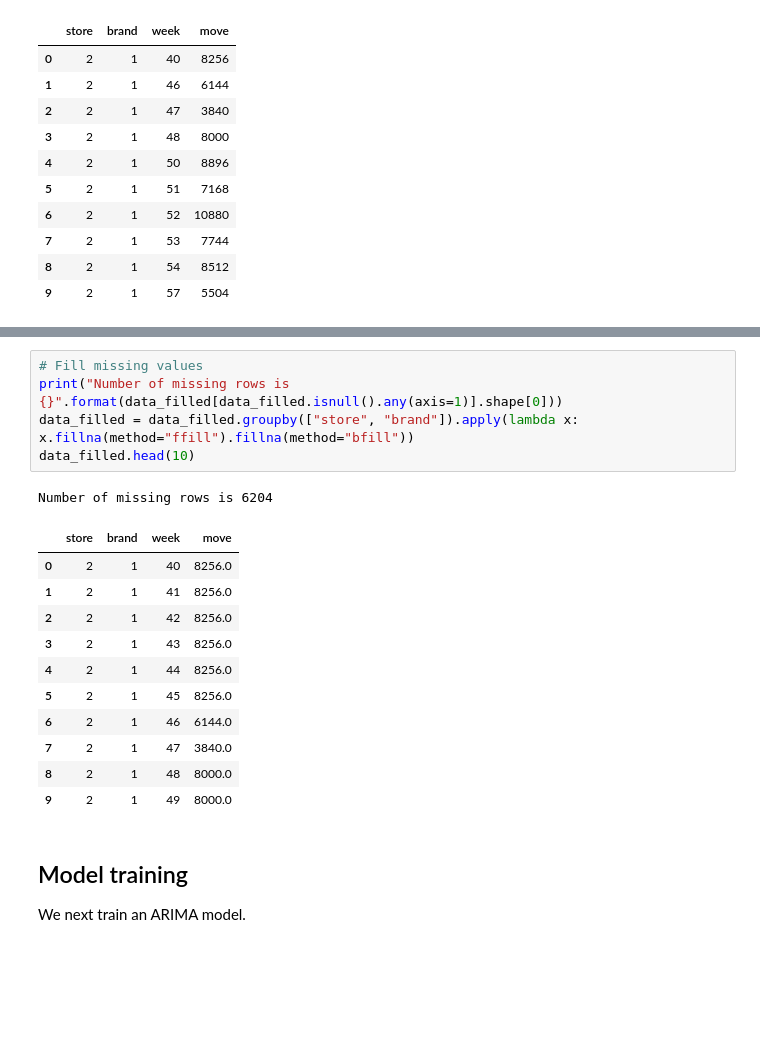
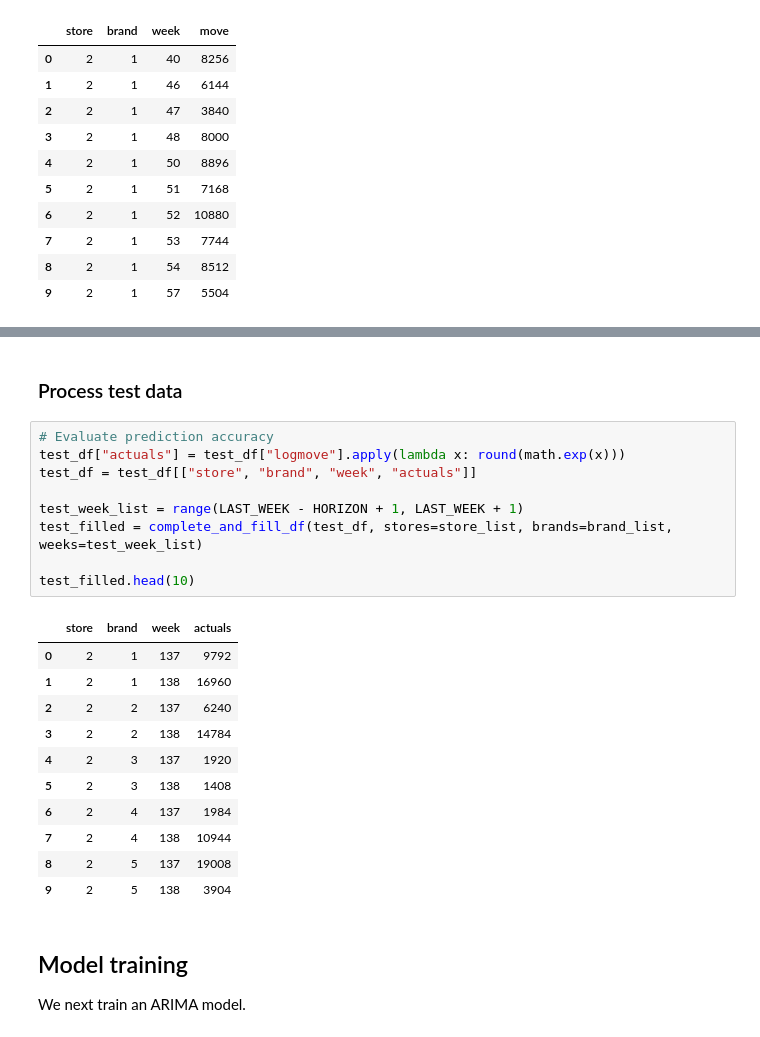
Before and after one commit to sdonohoo/forecasting, a Jupyter notebook: examples/00_quick_start/arima_point_forecast.ipynb, the cells around one changed output, grey strips where cells are left out. Cells and saved outputs as stored; diff of their text form; blank space fills up the shorter version.

```diff
--- a/examples/00_quick_start/arima_point_forecast.ipynb
+++ b/examples/00_quick_start/arima_point_forecast.ipynb
@@ -162,21 +153,26 @@ data_filled.head(10)
-# %%
-# Fill missing values
-print("Number of missing rows is {}".format(data_filled[data_filled.isnull().any(axis=1)].shape[0]))
-data_filled = data_filled.groupby(["store", "brand"]).apply(lambda x: x.fillna(method="ffill").fillna(method="bfill"))
-data_filled.head(10)
-# %% [output]
-Number of missing rows is 6204
-|  | store | brand | week | move |
-| 0 | 2 | 1 | 40 | 8256.0 |
-| 1 | 2 | 1 | 41 | 8256.0 |
-| 2 | 2 | 1 | 42 | 8256.0 |
-| 3 | 2 | 1 | 43 | 8256.0 |
-| 4 | 2 | 1 | 44 | 8256.0 |
-| 5 | 2 | 1 | 45 | 8256.0 |
-| 6 | 2 | 1 | 46 | 6144.0 |
-| 7 | 2 | 1 | 47 | 3840.0 |
-| 8 | 2 | 1 | 48 | 8000.0 |
-| 9 | 2 | 1 | 49 | 8000.0 |
+# %% [markdown]
+### Process test data
+# %%
+# Evaluate prediction accuracy
+test_df["actuals"] = test_df["logmove"].apply(lambda x: round(math.exp(x)))
+test_df = test_df[["store", "brand", "week", "actuals"]]
+
+test_week_list = range(LAST_WEEK - HORIZON + 1, LAST_WEEK + 1)
+test_filled = complete_and_fill_df(test_df, stores=store_list, brands=brand_list, weeks=test_week_list)
+
+test_filled.head(10)
+# %% [output]
+|  | store | brand | week | actuals |
+| 0 | 2 | 1 | 137 | 9792 |
+| 1 | 2 | 1 | 138 | 16960 |
+| 2 | 2 | 2 | 137 | 6240 |
+| 3 | 2 | 2 | 138 | 14784 |
+| 4 | 2 | 3 | 137 | 1920 |
+| 5 | 2 | 3 | 138 | 1408 |
+| 6 | 2 | 4 | 137 | 1984 |
+| 7 | 2 | 4 | 138 | 10944 |
+| 8 | 2 | 5 | 137 | 19008 |
+| 9 | 2 | 5 | 138 | 3904 |
 # %% [markdown]
 ## Model training
 
```
Also changed, not shown: parts of 19 cells of this notebook.
